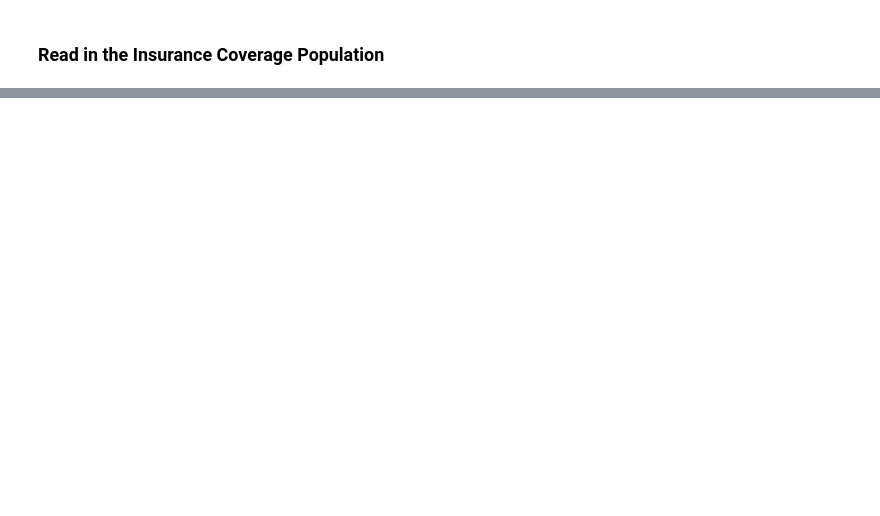
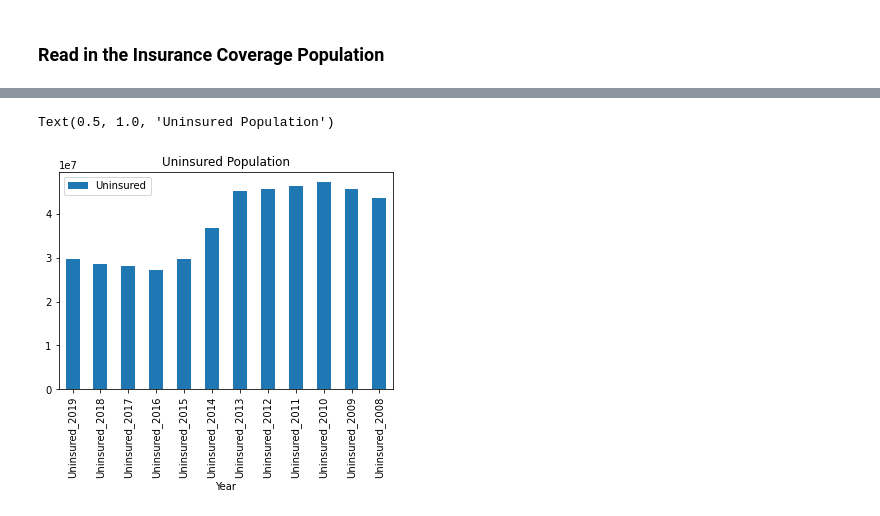
Before and after one commit to dpatelaqua/silver-health, a Jupyter notebook: notebook/capstone_step1.ipynb, the cells around one changed output, grey strips where cells are left out. Drawn from its saved outputs; the diff is of its cells as text; code cells hidden in the pictures; blank space fills up the shorter version.

```diff
--- a/notebook/capstone_step1.ipynb
+++ b/notebook/capstone_step1.ipynb
@@ -374,0 +388,5 @@ memory usage: 5.4+ KB
+# %%
+#Select only the necessary rows & columns to review data
+
+usa_uninsured = unins_df1.iloc[[0],:]
+usa_uninsured
@@ -374,0 +396,7 @@ memory usage: 5.4+ KB
+# %%
+# We will use the melt function to rotate the data frame so we can numbers in a single column for the country
+usa_uninsured2 = pd.melt(usa_uninsured,
+                         id_vars='Geographic Area',
+                        value_name='Uninsured',
+                        var_name='Year')
+usa_uninsured2
@@ -374,0 +417,6 @@ memory usage: 5.4+ KB
+# %%
+usa_uninsured2.plot.bar('Year','Uninsured')
+plt.title('Uninsured Population')
+# %% [output]
+Text(0.5, 1.0, 'Uninsured Population')
+[figure, added]
```
Also changed, not shown: parts of 37 cells of this notebook.
